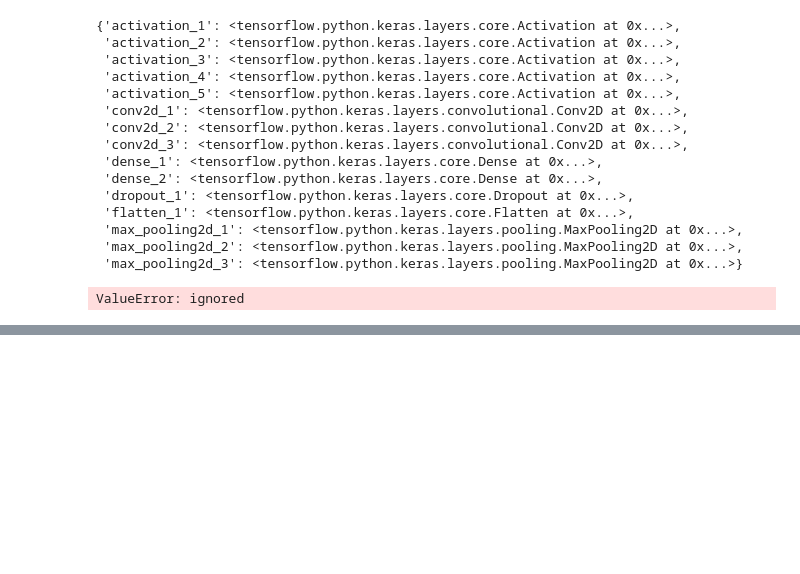
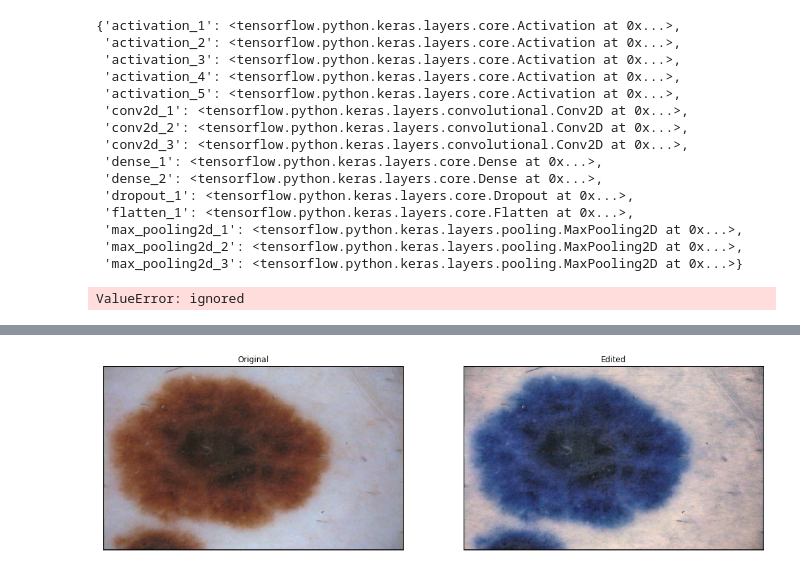
Before and after one commit to FrancescoMariottini/skin_moles_classifier, a Jupyter notebook: image_preprocessing.ipynb, the cells around one changed output, grey strips where cells are left out. Drawn from its saved outputs; the diff is of its cells as text; code cells hidden in the pictures; blank space fills up the shorter version.

```diff
--- a/image_preprocessing.ipynb
+++ b/image_preprocessing.ipynb
@@ -9,6 +9,11 @@ from matplotlib.backends.backend_agg import FigureCanvasAgg as FigureCanvas
 #testing function for cats & dogs
 def preprocess_image(image):
   img_adp= exposure.equalize_adapthist(img, clip_limit=0.03)
+  #inverting to bgr
+  img_bgr = img_adp[..., ::-1]
+
+  """
+  #ignoring grey preprocessing
   img_adp_gry=color.rgb2gray(img_adp)
   fig, ax = plt.subplots()
   plt.close("all")
@@ -21,7 +26,9 @@ def preprocess_image(image):
   canvas.draw()
   data = np.frombuffer(canvas.tostring_rgb(), dtype='uint8')
   img_elp = data.reshape(fig.canvas.get_width_height()[::-1] + (3,))
-  return img_elp
+  """
+
+  return img_bgr
 # %%
 #TBD
 """
@@ -307,0 +347,6 @@ img.shape
+# %%
+img = images['d_d199.bmp']
+img_edited = preprocess_image(img)
+display_two(img, img_edited)
+# %% [output]
+[figure, added]
```
Also changed, not shown: parts of 9 cells of this notebook.
